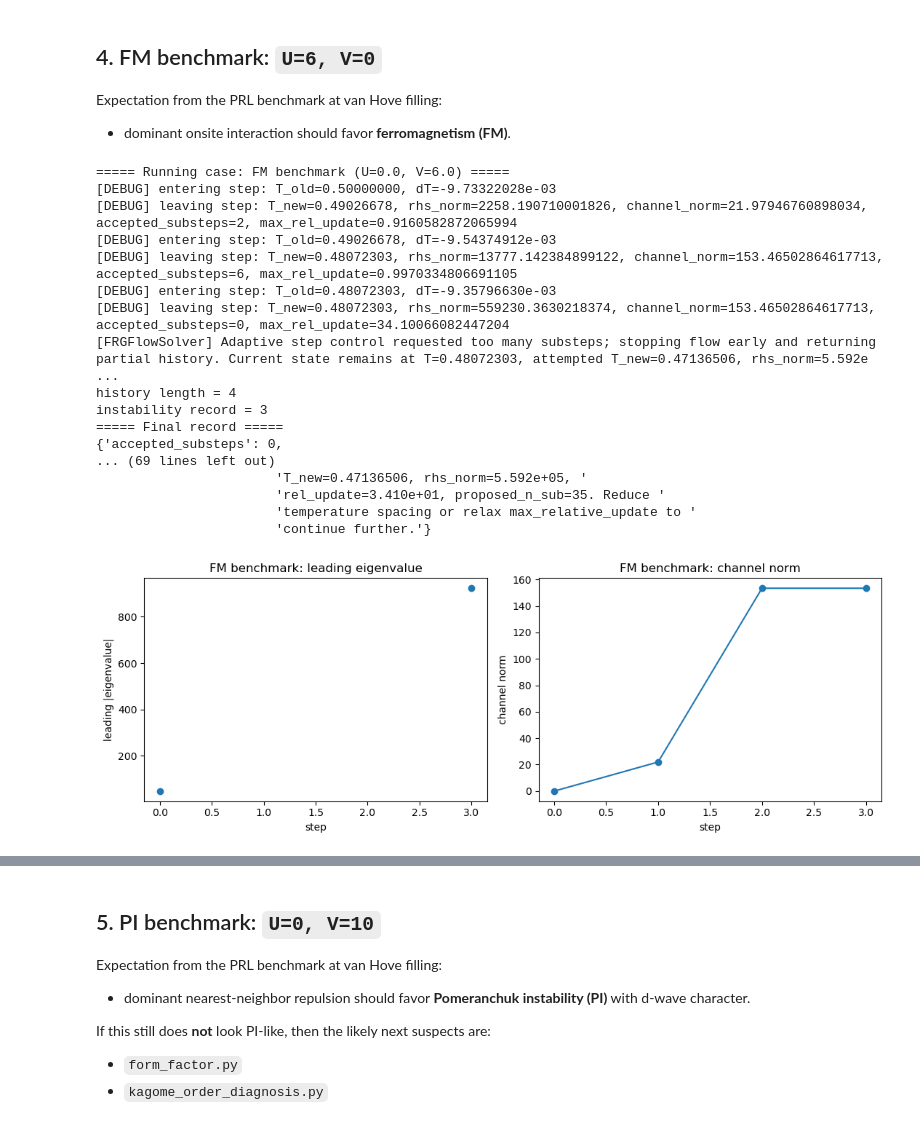
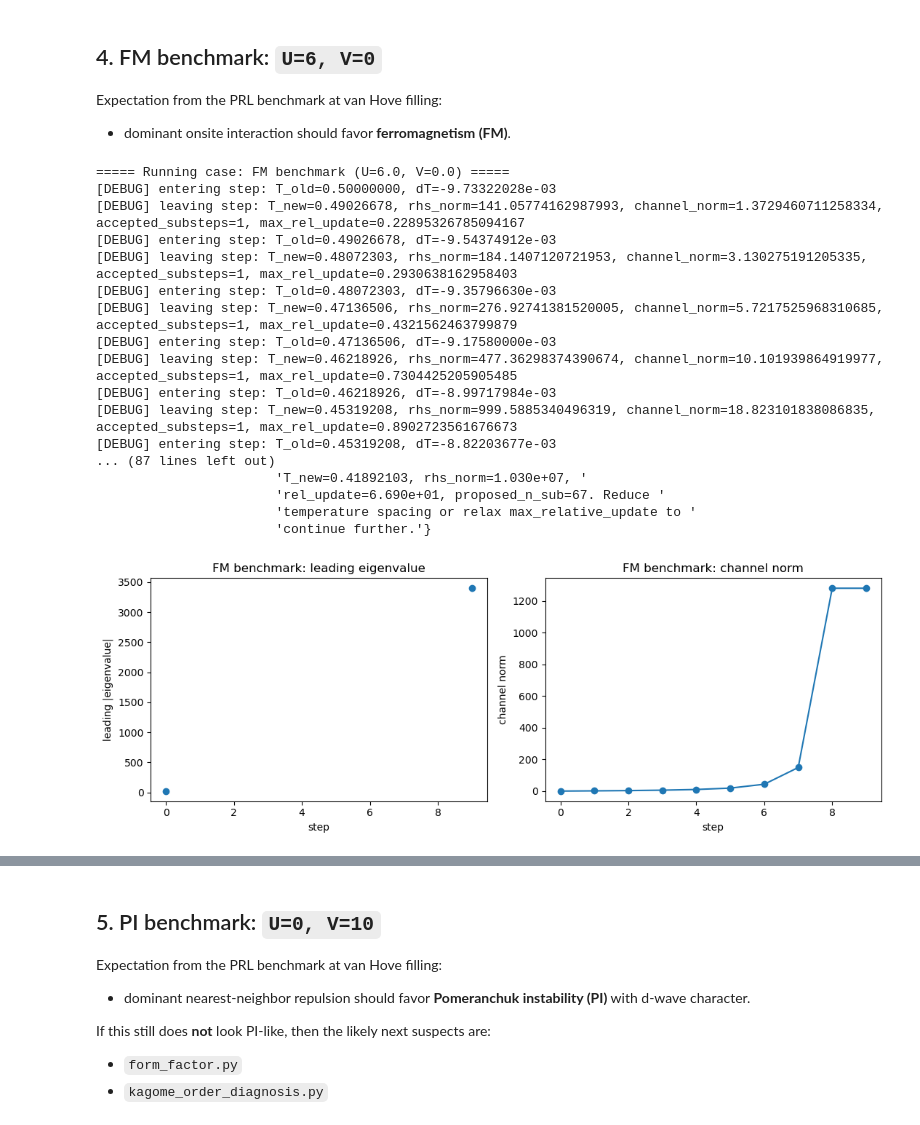
Before and after one commit to Mio826/functional-RG-Kagome-, a Jupyter notebook: kagome_frg_pipeline_APIsetpatch.ipynb, the cells around one changed output, grey strips where cells are left out. Drawn from its saved outputs; the diff is of its cells as text; code cells hidden in the pictures.

```diff
--- a/kagome_frg_pipeline_APIsetpatch.ipynb
+++ b/kagome_frg_pipeline_APIsetpatch.ipynb
@@ -304,25 +304,25 @@ Expectation from the PRL benchmark at van Hove filling:
 - dominant onsite interaction should favor **ferromagnetism (FM)**.
 # %%
 
-fm_result = run_case("FM benchmark", U=0.0, V=6.0, flow_kwargs=FLOW_KWARGS)
+fm_result = run_case("FM benchmark", U=6.0, V=0.0, flow_kwargs=FLOW_KWARGS)
 # %% [output]
-===== Running case: FM benchmark (U=0.0, V=6.0) =====
+===== Running case: FM benchmark (U=6.0, V=0.0) =====
 [DEBUG] entering step: T_old=0.50000000, dT=-9.73322028e-03
-[DEBUG] leaving step: T_new=0.49026678, rhs_norm=2258.190710001826, channel_norm=21.97946760898034, accepted_substeps=2, max_rel_update=0.9160582872065994
+[DEBUG] leaving step: T_new=0.49026678, rhs_norm=141.05774162987993, channel_norm=1.3729460711258334, accepted_substeps=1, max_rel_update=0.22895326785094167
 [DEBUG] entering step: T_old=0.49026678, dT=-9.54374912e-03
-[DEBUG] leaving step: T_new=0.48072303, rhs_norm=13777.142384899122, channel_norm=153.46502864617713, accepted_substeps=6, max_rel_update=0.9970334806691105
+[DEBUG] leaving step: T_new=0.48072303, rhs_norm=184.1407120721953, channel_norm=3.130275191205335, accepted_substeps=1, max_rel_update=0.2930638162958403
 [DEBUG] entering step: T_old=0.48072303, dT=-9.35796630e-03
-[DEBUG] leaving step: T_new=0.48072303, rhs_norm=559230.3630218374, channel_norm=153.46502864617713, accepted_substeps=0, max_rel_update=34.10066082447204
-[FRGFlowSolver] Adaptive step control requested too many substeps; stopping flow early and returning partial history. Current state remains at T=0.48072303, attempted T_new=0.47136506, rhs_norm=5.592e ...
-history length = 4
-instability record = 3
-===== Final record =====
-{'accepted_substeps': 0,
-... (69 lines left out)
-                       'T_new=0.47136506, rhs_norm=5.592e+05, '
-                       'rel_update=3.410e+01, proposed_n_sub=35. Reduce '
+[DEBUG] leaving step: T_new=0.47136506, rhs_norm=276.92741381520005, channel_norm=5.7217525968310685, accepted_substeps=1, max_rel_update=0.4321562463799879
+[DEBUG] entering step: T_old=0.47136506, dT=-9.17580000e-03
+[DEBUG] leaving step: T_new=0.46218926, rhs_norm=477.36298374390674, channel_norm=10.101939864919977, accepted_substeps=1, max_rel_update=0.7304425205905485
+[DEBUG] entering step: T_old=0.46218926, dT=-8.99717984e-03
+[DEBUG] leaving step: T_new=0.45319208, rhs_norm=999.5885340496319, channel_norm=18.823101838086835, accepted_substeps=1, max_rel_update=0.8902723561676673
+[DEBUG] entering step: T_old=0.45319208, dT=-8.82203677e-03
+... (87 lines left out)
+                       'T_new=0.41892103, rhs_norm=1.030e+07, '
+                       'rel_update=6.690e+01, proposed_n_sub=67. Reduce '
                        'temperature spacing or relax max_relative_update to '
                        'continue further.'}
-[figure, old version]
+[figure, new version]
 # %%
 # 你现在 flow_kwargs 里已经有 diagnosis_Qs
```
Also changed, not shown: parts of 2 cells of this notebook, 6 other files.
